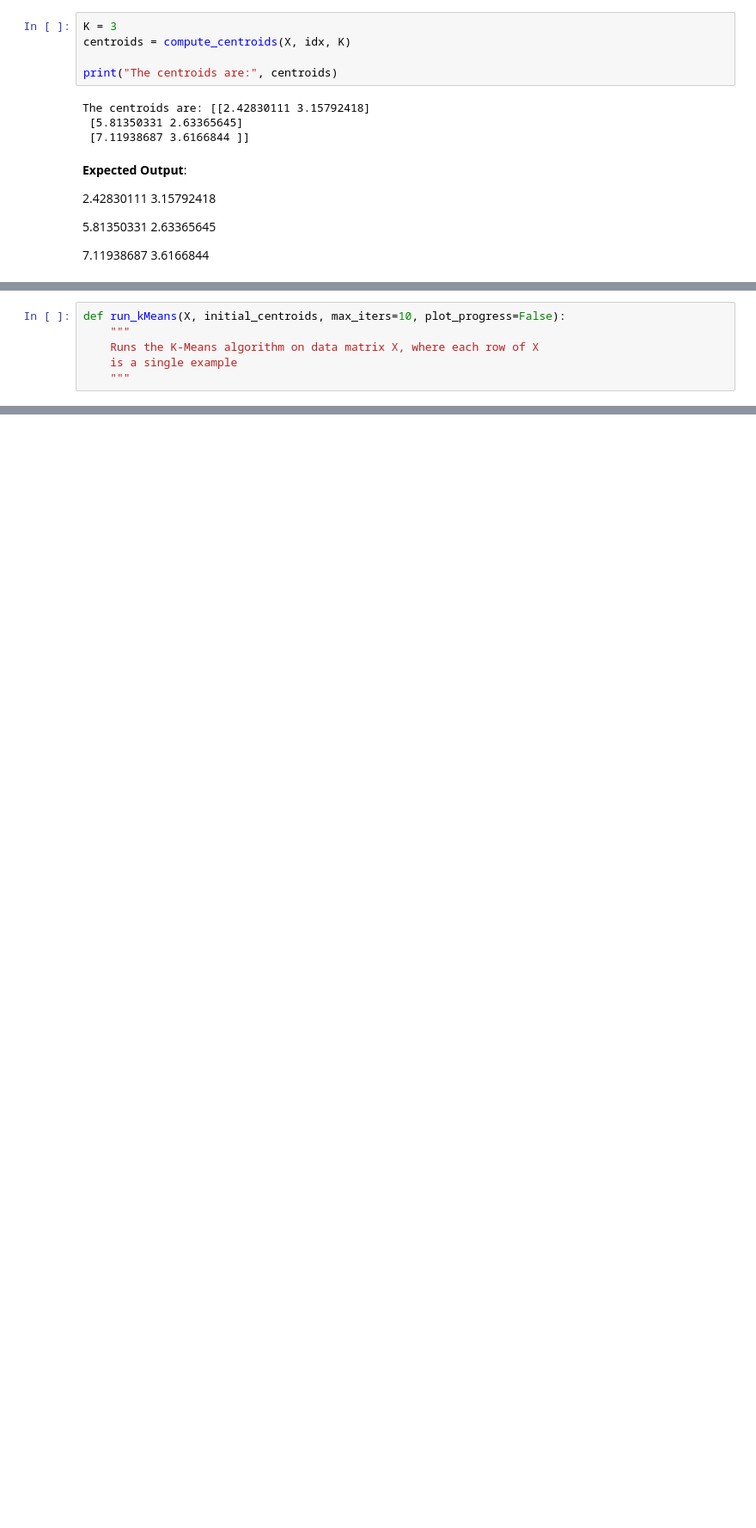
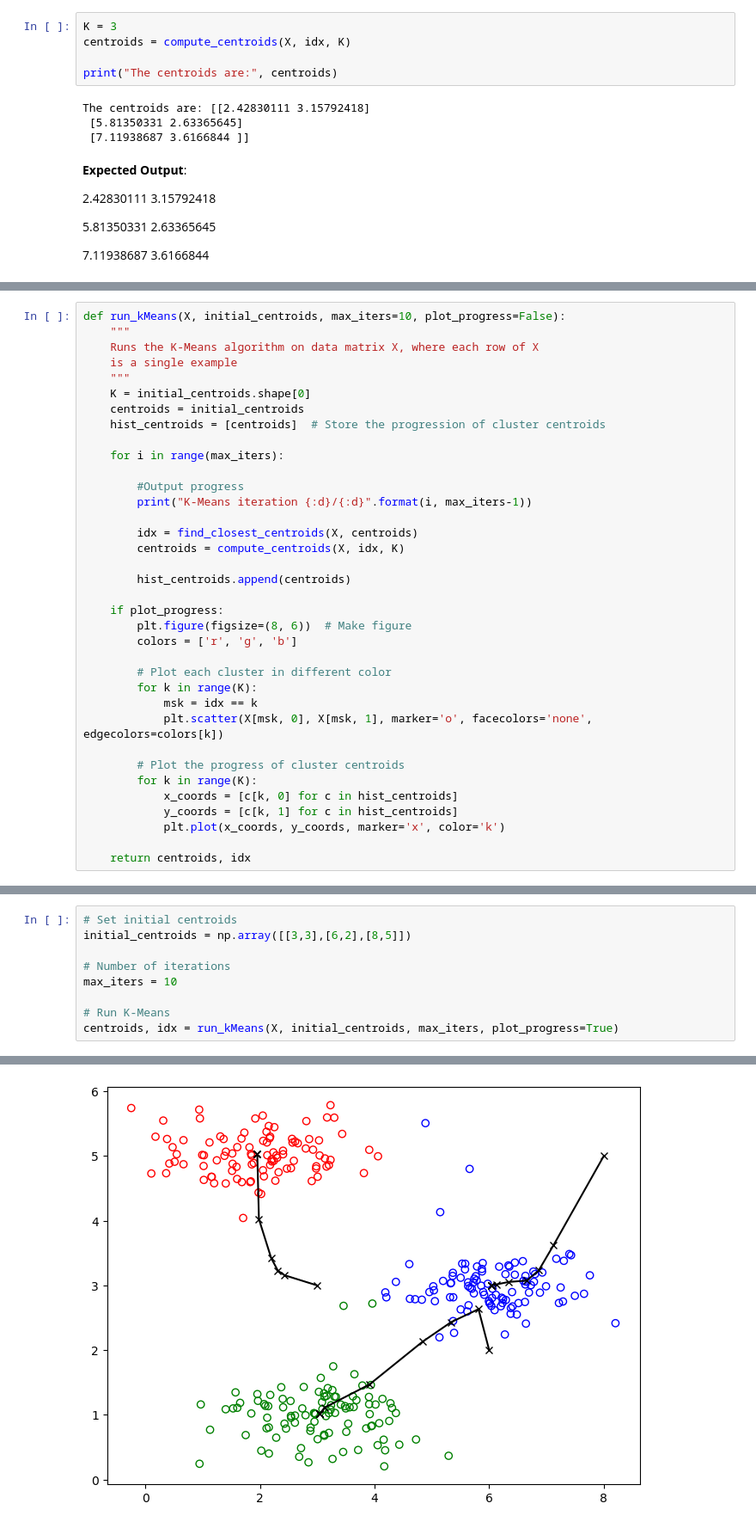
Before and after one commit to chengzwk/implement-unsupervisedML, a Jupyter notebook: W1_kmeans.ipynb, the cells around one changed output, grey strips where cells are left out. Shown at 86% size. Drawn from its saved outputs; the diff is of its cells as text; blank space fills up the shorter version.

Commit message:
Complete implementing k-means

```diff
--- a/W1_kmeans.ipynb
+++ b/W1_kmeans.ipynb
@@ -164,3 +167,33 @@ def run_kMeans(X, initial_centroids, max_iters=10, plot_progress=False):
     Runs the K-Means algorithm on data matrix X, where each row of X
     is a single example
     """
+    K = initial_centroids.shape[0]
+    centroids = initial_centroids
+    hist_centroids = [centroids]  # Store the progression of cluster centroids
+
+    for i in range(max_iters):
+
+        #Output progress
+        print("K-Means iteration {:d}/{:d}".format(i, max_iters-1))
+
+        idx = find_closest_centroids(X, centroids)
+        centroids = compute_centroids(X, idx, K)
+
+        hist_centroids.append(centroids)
+
+    if plot_progress:
+        plt.figure(figsize=(8, 6))  # Make figure
+        colors = ['r', 'g', 'b']
+
+        # Plot each cluster in different color
+        for k in range(K):
+            msk = idx == k
+            plt.scatter(X[msk, 0], X[msk, 1], marker='o', facecolors='none', edgecolors=colors[k])
+
+        # Plot the progress of cluster centroids
+        for k in range(K):
+            x_coords = [c[k, 0] for c in hist_centroids]
+            y_coords = [c[k, 1] for c in hist_centroids]
+            plt.plot(x_coords, y_coords, marker='x', color='k')
+
+    return centroids, idx
@@ -166,0 +204,10 @@ def run_kMeans(X, initial_centroids, max_iters=10, plot_progress=False):
+# %%
+# Set initial centroids
+initial_centroids = np.array([[3,3],[6,2],[8,5]])
+
+# Number of iterations
+max_iters = 10
+
+# Run K-Means
+centroids, idx = run_kMeans(X, initial_centroids, max_iters, plot_progress=True)
+# %% [output]
@@ -166,0 +224 @@ def run_kMeans(X, initial_centroids, max_iters=10, plot_progress=False):
+[figure, added]
```
Also changed, not shown: parts of 5 cells of this notebook.
